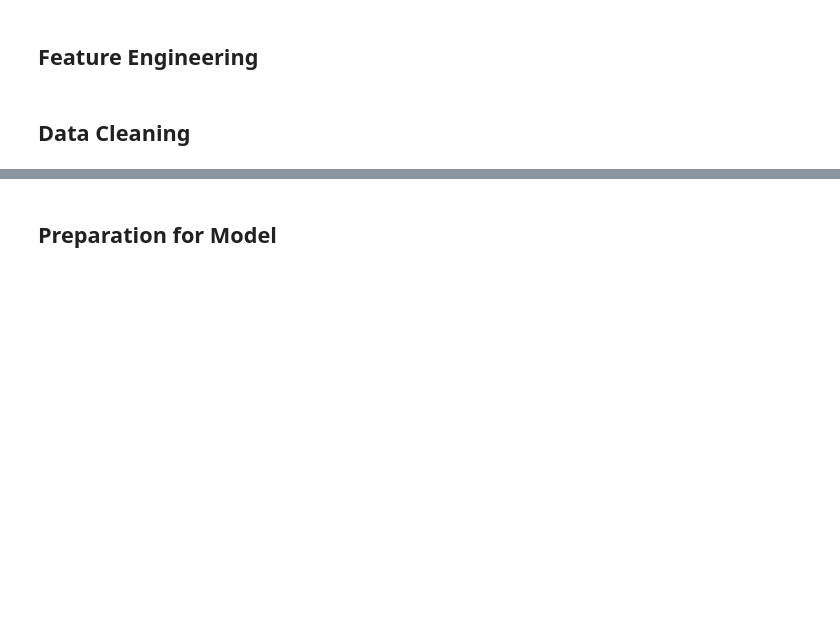
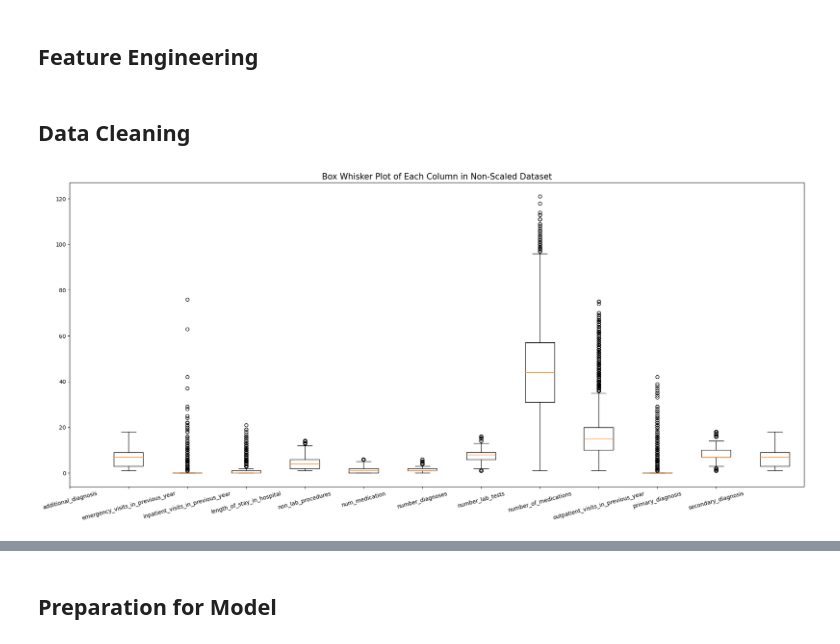
Before and after one commit to cmpnoah/Hospital_ML, a Jupyter notebook: Noah's data/Data_processing_pipeline.ipynb, the cells around one changed output, grey strips where cells are left out. Saved outputs shown, nothing was run; the diff lists cells and outputs as text; code cells hidden in the pictures; blank space fills up the shorter version.

```diff
--- a/Noah's data/Data_processing_pipeline.ipynb
+++ b/Noah's data/Data_processing_pipeline.ipynb
@@ -199,14 +238,13 @@ df['admission_type'] = df['admission_type'].replace(['Newborn', 'Trauma Center']
 df['admission_type'] = df['admission_type'].replace(['Not Available', 'Not Mapped'], df['admission_type'].mode().iloc[0])
 
 # ADMISSION SOURCE
-df['admission_source'] = df['admission_source'].replace([' Sick Baby', 'Normal Delivery', ' Extramural Birth',
-                                                             ' Court/Law Enforcement'], df['admission_source'].mode().iloc[0])
 df.loc[df['admission_source'].isin([' Physician Referral', 'Clinic Referral', 'HMO Referral']), 'admission_source'] = 'Referral'
 df.loc[df['admission_source'].isin(['Transfer from a hospital', ' Transfer from another health care facility', \
                                         ' Transfer from a Skilled Nursing Facility (SNF)', \
                                        ' Transfer from hospital inpt/same fac reslt in a sep claim', \
                                        ' Transfer from critial access hospital', \
                                        ' Transfer from Ambulatory Surgery Center']), 'admission_source'] = 'Transfer'
+df['admission_source'] = df['admission_source'].replace([' Sick Baby', 'Normal Delivery', ' Extramural Birth', ' Court/Law Enforcement'], df['admission_source'].mode().iloc[0])
 df['admission_source'] = df['admission_source'].replace([' Not Mapped','Not Available'], df['admission_source'].mode().iloc[0])
 df['admission_source'] = df['admission_source'].replace(' Emergency Room', 'Emergency Room')
 
@@ -341,3 +379,15 @@ df['a1c_test_result']=df['a1c_test_result'].replace('>7','High')
 df.drop(columns=['patient_id'], inplace=True)
 # %% [markdown]
 ## Data Cleaning <a class="anchor" id="4"></a>
+# %%
+numerical = ['age', "outpatient_visits_in_previous_year", "emergency_visits_in_previous_year", "inpatient_visits_in_previous_year",
+             "length_of_stay_in_hospital", "number_lab_tests", "number_diagnoses", "num_medication"]
+
+num_feat = df[df.columns.difference(['patient_id'])].select_dtypes(include=[np.number])
+plt.figure(figsize=(24, 10))
+plt.boxplot([num_feat[col] for col in num_feat.columns])
+plt.title("Box Whisker Plot of Each Column in Non-Scaled Dataset", fontsize=15)
+plt.xticks(range(len(num_feat.columns.values)), num_feat.columns.values, rotation = 15)
+plt.show()
+# %% [output]
+[figure, added]
```
Also changed, not shown: parts of 7 cells of this notebook.
